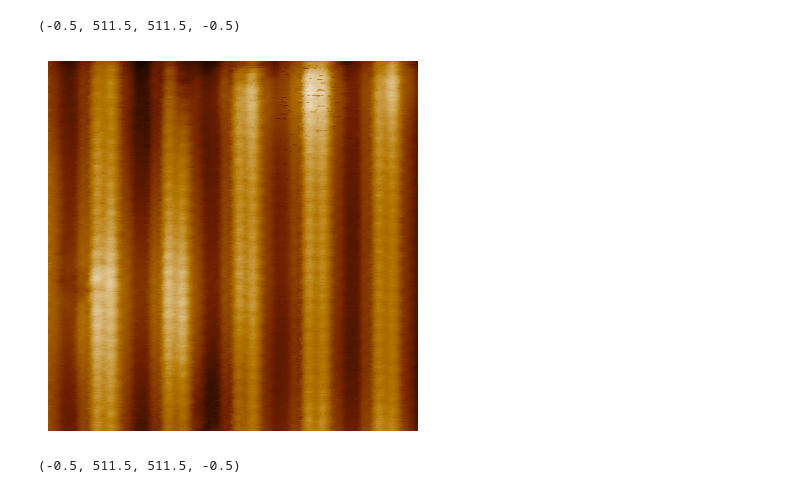
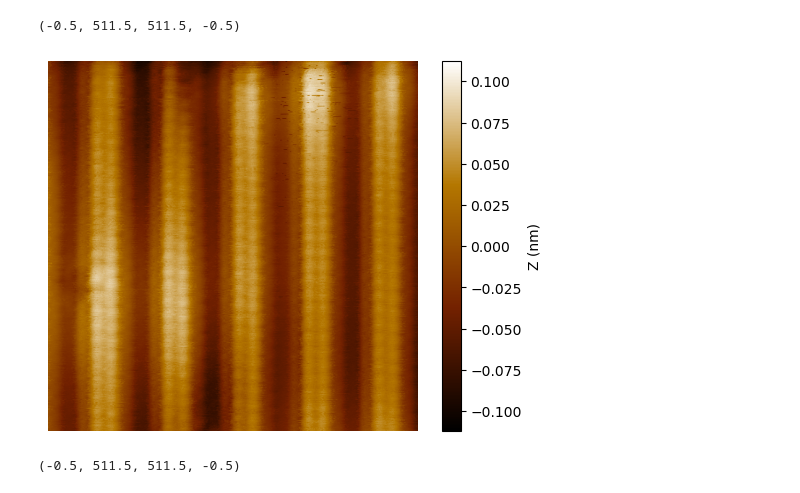
Before and after one commit to lemonmelon9/python_prac, a Jupyter notebook: fft_imaging_prac.ipynb, the cells around one changed output. Saved outputs shown, nothing was run; the diff lists cells and outputs as text; code cells hidden in the pictures.

Commit message:
Add files via upload
colorbar 추가
local maximum peak 찾기 추가

```diff
--- a/fft_imaging_prac.ipynb
+++ b/fft_imaging_prac.ipynb
@@ -6,11 +7,13 @@ from package_utils.cmap_custom import nanox
 # %%
 a = topography('Topo/TNS_STM6_#117_2938.sxm')
-z = a.get_z('subtract plane fit')
+z = a.get_z('subtract plane fit')*1e9
 plt.imshow(z, vmin = np.mean(z) - 3*np.std(z), vmax = np.mean(z) + 3*np.std(z), cmap = nanox())
+cbar = plt.colorbar(location='right') #colormap 추가
+cbar.set_label('Z (nm)') # 컬러맵 이름 추가
 plt.axis('off')
 # %% [output]
 (-0.5, 511.5, 511.5, -0.5)
-[figure, old version]
+[figure, new version]
 # %%
 two_d_fft_sqrt = fft.two_d_FFT_sqrt(z)
 plt.imshow(two_d_fft_sqrt, vmin = np.mean(two_d_fft_sqrt) - 3*np.std(two_d_fft_sqrt), vmax = np.mean(two_d_fft_sqrt) + 3*np.std(two_d_fft_sqrt), cmap = nanox())
```
Also changed, not shown: parts of 5 cells of this notebook.
